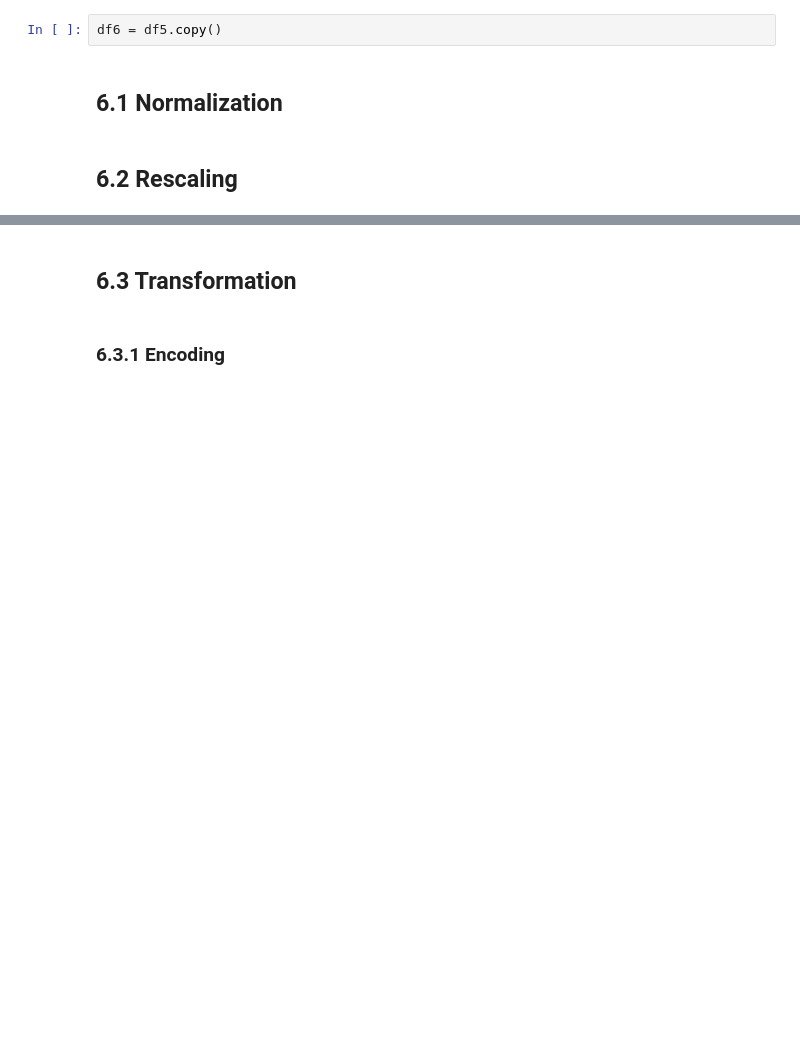
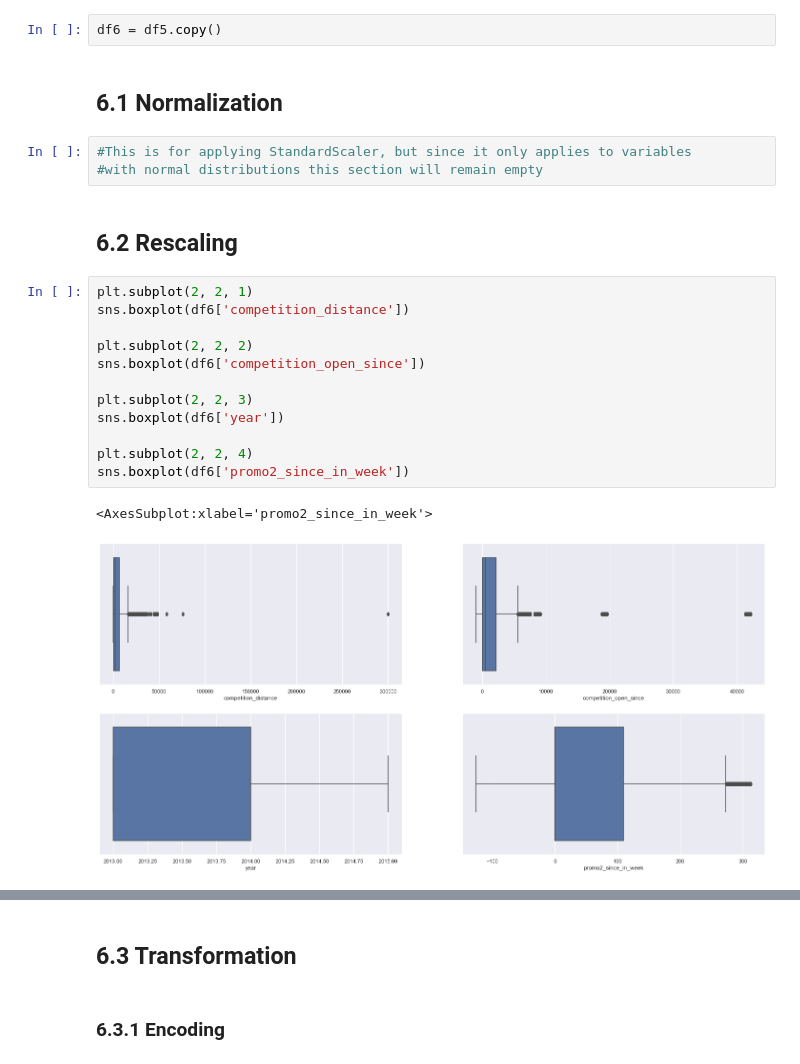
Before and after one commit to rafael-asousa/Sales-Prediction, a Jupyter notebook: notebook/Notebook-Sales-Prediction.ipynb, the cells around one changed output, grey strips where cells are left out. Cells and saved outputs as stored; diff of their text form; blank space fills up the shorter version.

```diff
--- a/notebook/Notebook-Sales-Prediction.ipynb
+++ b/notebook/Notebook-Sales-Prediction.ipynb
@@ -639,5 +645,23 @@ sns.heatmap( d, annot=True )
 df6 = df5.copy()
 # %% [markdown]
 ## 6.1 Normalization
+# %%
+#This is for applying StandardScaler, but since it only applies to variables
+#with normal distributions this section will remain empty
 # %% [markdown]
 ## 6.2 Rescaling
+# %%
+plt.subplot(2, 2, 1)
+sns.boxplot(df6['competition_distance'])
+
+plt.subplot(2, 2, 2)
+sns.boxplot(df6['competition_open_since'])
+
+plt.subplot(2, 2, 3)
+sns.boxplot(df6['year'])
+
+plt.subplot(2, 2, 4)
+sns.boxplot(df6['promo2_since_in_week'])
+# %% [output]
+<AxesSubplot:xlabel='promo2_since_in_week'>
+[figure, added]
```
Also changed, not shown: parts of 10 cells of this notebook.
